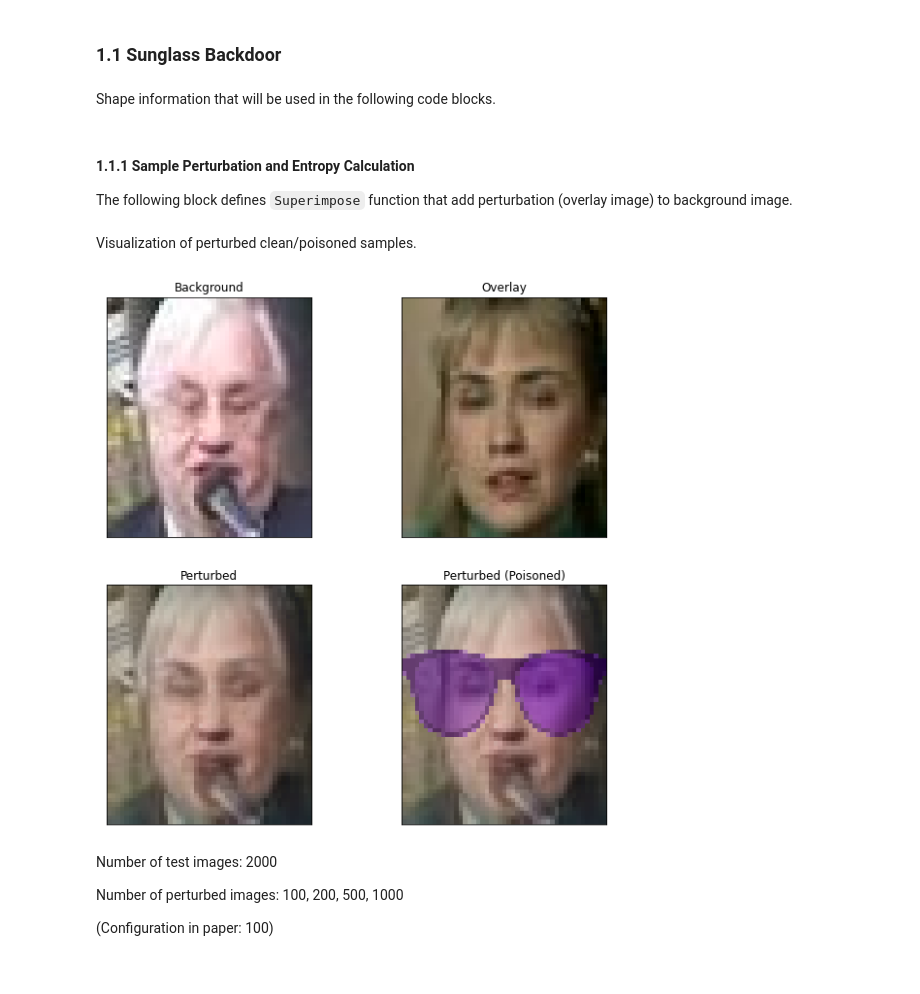
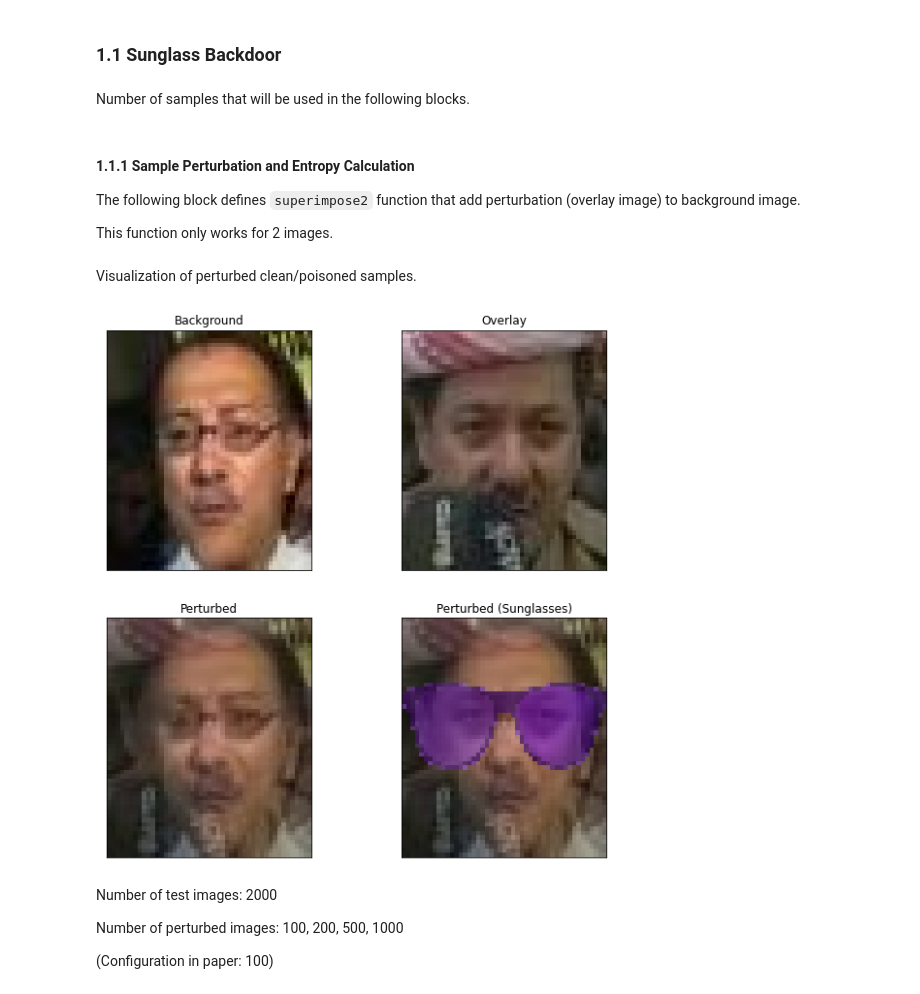
Before and after one commit to GarageOfRick/ML_PROJECT, a Jupyter notebook: strip/STRIP.ipynb, the cells around one changed output. Saved outputs shown, nothing was run; the diff lists cells and outputs as text; code cells hidden in the pictures.

```diff
--- a/strip/STRIP.ipynb
+++ b/strip/STRIP.ipynb
@@ -226,0 +172,18 @@ Transformed Eyebrow poisoned data Xtr_eb shape: (10264, 55, 47, 3)
+# %%
+import numpy as np
+
+Xts = np.array(Xts).transpose((0,2,3,1))
+Xtr = np.array(Xtr).transpose((0,2,3,1))
+Xtr_sg = np.array(Xtr_sg).transpose((0,2,3,1))
+Xtr_a1 = np.array(Xtr_a1).transpose((0,2,3,1))
+Xtr_eb = np.array(Xtr_eb).transpose((0,2,3,1))
+Xtr_ls = np.array(Xtr_ls).transpose((0,2,3,1))
+Xtr_sgm = np.array(Xtr_sgm).transpose((0,2,3,1))
+
+print(f'Transformed Clean validation data Xts shape: {Xts.shape}')
+print(f'Transformed Clean test data Xtr shape: {Xtr.shape}')
+print(f'Transformed Sunglasses poisoned data Xtr_sg shape: {Xtr_sg.shape}')
+print(f'Transformed Anonymous 1 poisoned data Xtr_a1 shape: {Xtr_a1.shape}')
+print(f'Transformed Eyebrows poisoned data Xtr_eb shape: {Xtr_eb.shape}')
+print(f'Transformed Lipstick poisoned data Xtr_eb shape: {Xtr_ls.shape}')
+print(f'Transformed Sunglasses poisoned data (multi-trigger multi-target) Xtr_sgm shape: {Xtr_sgm.shape}')
@@ -236,6 +210,6 @@ Change the data type from numpy.float64 to numpy.float32, in order to be process
 # %%
-Xts = Xts.astype(dtype='float32', casting='same_kind')
-Xtr_eb = Xtr_eb.astype(dtype='float32', casting='same_kind')
+Xtr = Xtr.astype(dtype='float64', casting='same_kind')
+Xtr_sg = Xtr_sg.astype(dtype='float64', casting='same_kind')
 # %% [markdown]
 A quick overview at clean and sunglasses poisoned images.
 # %%
@@ -294,4 +292,4 @@ STRIP is the abbreviation of STRong Intentional Perturbation.
 # %% [markdown]
 ### 1.1 Sunglass Backdoor
 # %% [markdown]
-Shape information that will be used in the following code blocks.
+Number of samples that will be used in the following blocks.
@@ -304,48 +296,57 @@ Xtr_nchan = Xts.shape[3]
+# %%
+# Number of samples of Xtr
+Xtr_n_samp = Xtr.shape[0]
 # %% [markdown]
 #### 1.1.1 Sample Perturbation and Entropy Calculation
 
-The following block defines `Superimpose` function that add perturbation (overlay image) to background image.
+The following block defines `superimpose2` function that add perturbation (overlay image) to background image.
+
+This function only works for 2 images.
 # %%
 import cv2
 from tqdm import tqdm
 
 # Superimpose overlay with background image
-def superimpose(background, overlay, nrow=Xtr_nrow, ncol=Xtr_ncol, nchan=Xtr_nchan):
+def superimpose(background, overlay):
     added_image = cv2.addWeighted(src1=background, alpha=1, src2=overlay, beta=1, gamma=0)
 
+    nrow = background.shape[0]
+    ncol = background.shape[1]
+    nchan = background.shape[2]
+
     return (added_image.reshape(nrow, ncol, nchan))
 # %% [markdown]
 Visualization of perturbed clean/poisoned samples.
 # %%
 from numpy.random import randint
 
 # Pick random images
-bi = randint(low=1, high=Xtr_nsamp, size=1)[0]  # Background image index
-oi = randint(low=1, high=Xtr_nsamp, size=1)[0]  # Overlay image index
+bi = randint(low=1, high=Xtr_n_samp, size=1)[0]  # Background image index
+oi = randint(low=1, high=Xtr_n_samp, size=1)[0]  # Overlay image index
 background_img = Xtr[bi, ...]
 overlay_img = Xtr[oi, ...]
 
 # Superimpose images
 perturbed_img = superimpose(background=background_img, overlay=overlay_img) / 2
 perturbed_posioned_img = superimpose(background=Xtr_sg[bi, ...], overlay=overlay_img) / 2
 
 img_list = [background_img, overlay_img, perturbed_img, perturbed_posioned_img]
-title_list = ['Background', 'Overlay', 'Perturbed', 'Perturbed (Poisoned)']
+title_list = ['Background', 'Overlay', 'Perturbed', 'Perturbed (Sunglasses)']
 
 # Plotting
 figure_index += 1
 plt.figure(figure_index, figsize=(10, 10))
 for i in range(4):
     plt.subplot(2, 2, i + 1)
     plt.imshow(img_list[i])
     plt.title(title_list[i])
     # Turn off ticks
     plt.xticks([])
     plt.yticks([])
 
 plt.show()
 # %% [output]
-[figure, old version]
+[figure, new version]
 # %% [markdown]
 Number of test images: 2000
 
```
Also changed, not shown: parts of 61 cells of this notebook, 29 other files.
